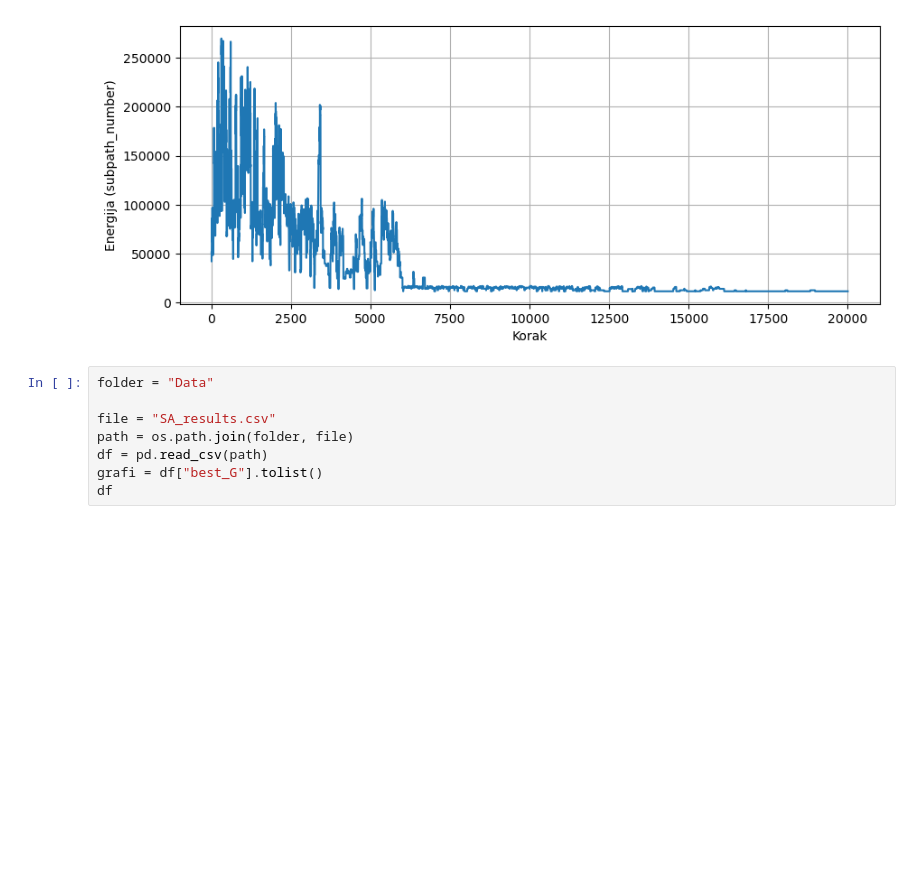
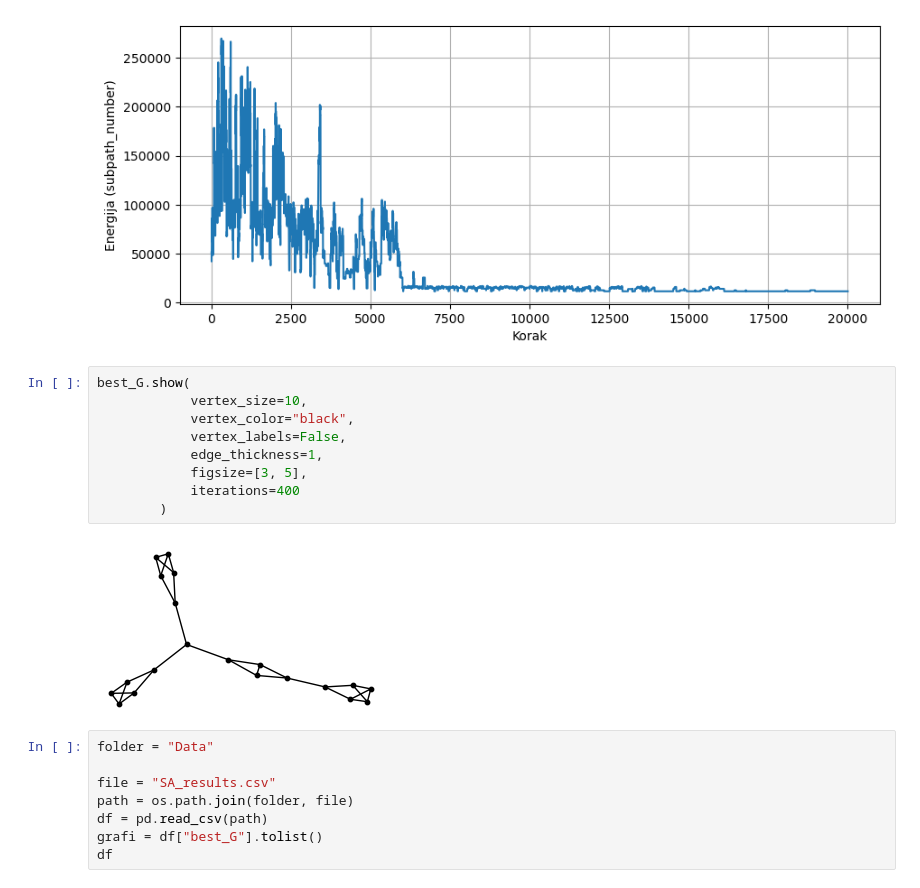
Before and after one commit to ZigaObradovic/FP_Group13, a Jupyter notebook: main.ipynb, the cells around one changed output. Saved outputs shown, nothing was run; the diff lists cells and outputs as text; blank space fills up the shorter version.

```diff
--- a/main.ipynb
+++ b/main.ipynb
@@ -387,6 +429,17 @@ Korak 18000, T=324.5484, E=11708, best_E=11708, sprejetih slabših = 3/1854 (0.1
 Korak 20000, T=200.0000, E=11708, best_E=11708, sprejetih slabših = 2/1881 (0.11 %)
 Zaključil n=20 | pn(C1)=12816 | Best_E=11708 | čas=00:08:45.544s
 [figure]
+# %%
+best_G.show(
+            vertex_size=10,
+            vertex_color="black",
+            vertex_labels=False,
+            edge_thickness=1,
+            figsize=[3, 5],
+            iterations=400
+        )
+# %% [output]
+[figure, added]
 # %%
 folder = "Data"
 
```
Also changed, not shown: parts of 3 cells of this notebook, 5 other files.
